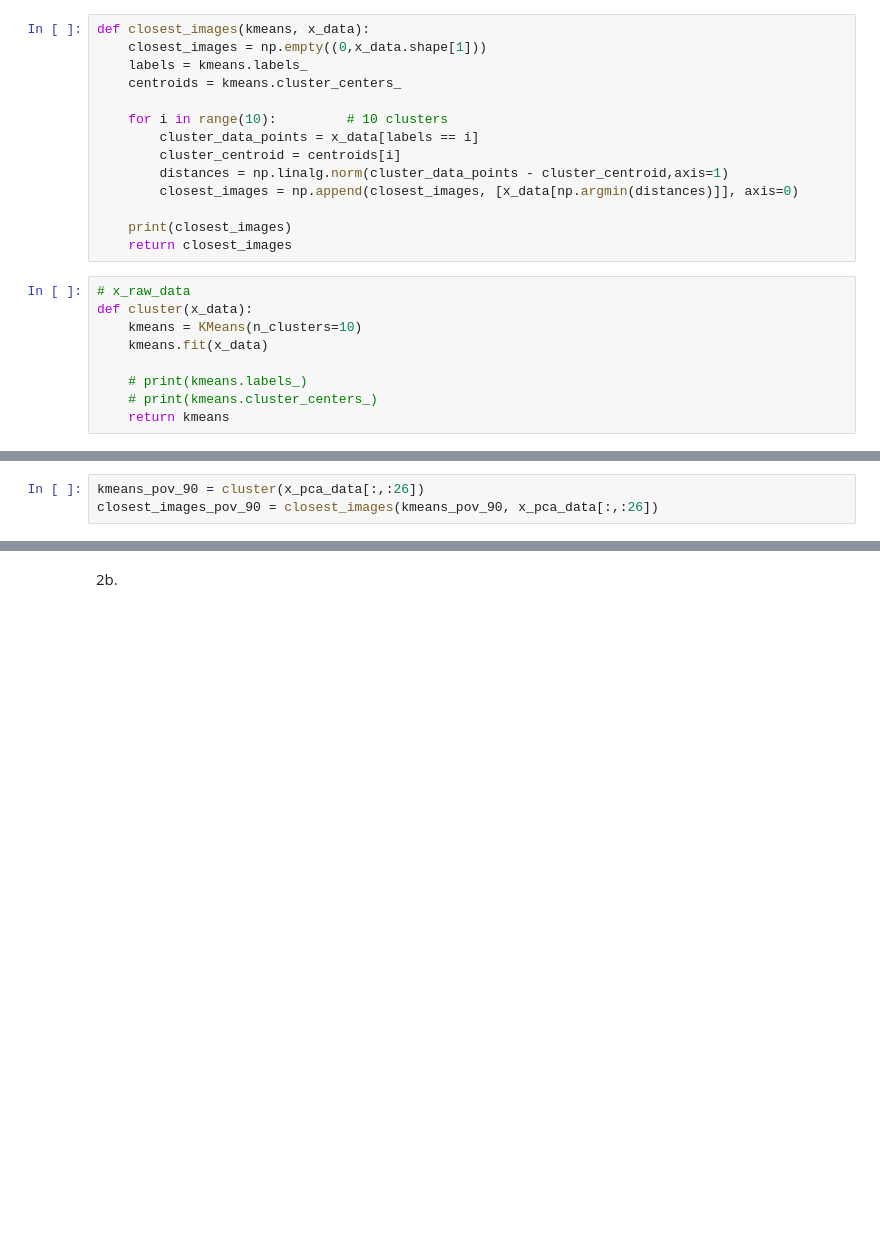
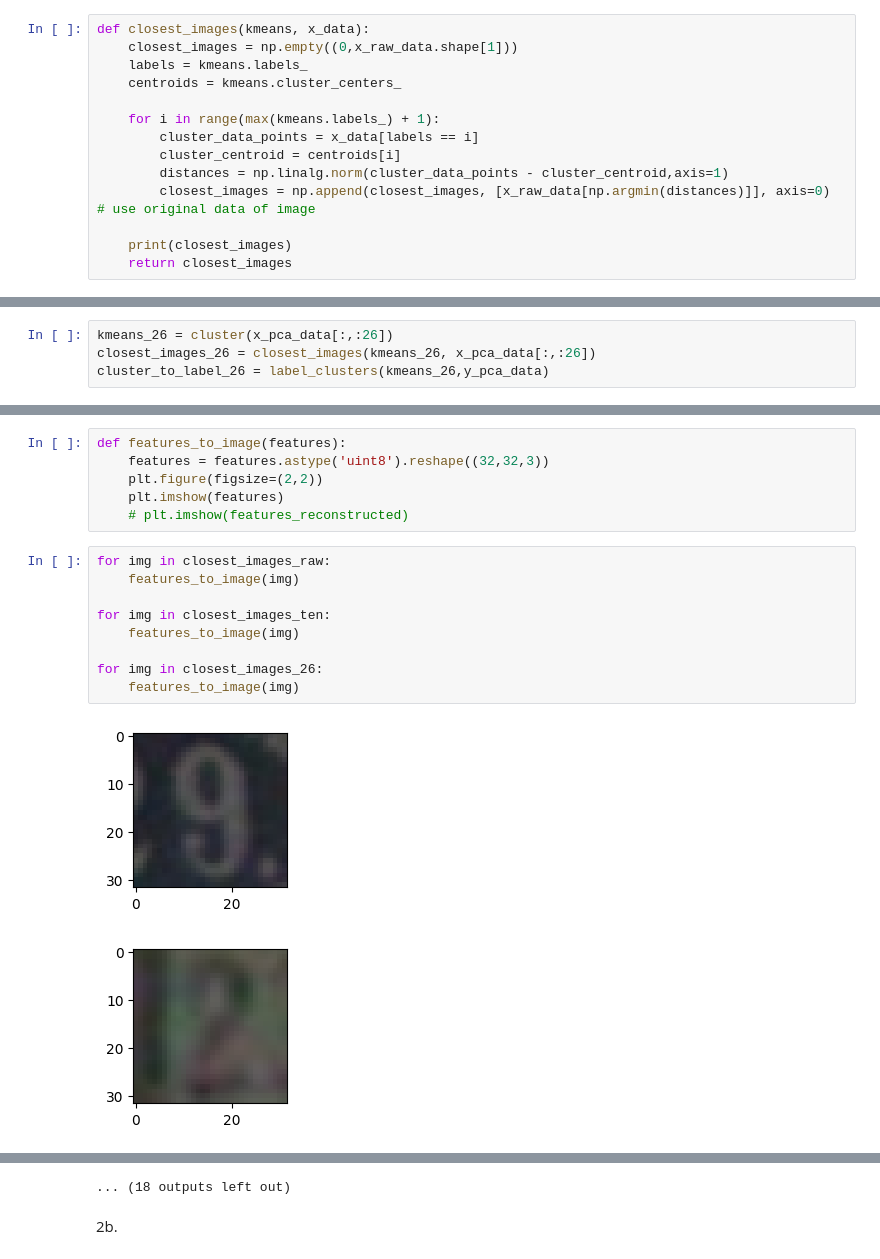
Before and after one commit to TYCN129/FoML---CS3390, a Jupyter notebook: q2.ipynb, the cells around one changed output, grey strips where cells are left out. Cells and saved outputs as stored; diff of their text form; blank space fills up the shorter version.

```diff
--- a/q2.ipynb
+++ b/q2.ipynb
@@ -18,23 +30,14 @@ y_ten_pca_data = np.load('./y_ten_pca_data.npy')
 # %%
 def closest_images(kmeans, x_data):
-    closest_images = np.empty((0,x_data.shape[1]))
+    closest_images = np.empty((0,x_raw_data.shape[1]))
     labels = kmeans.labels_
     centroids = kmeans.cluster_centers_
 
-    for i in range(10):         # 10 clusters
+    for i in range(max(kmeans.labels_) + 1):
         cluster_data_points = x_data[labels == i]
         cluster_centroid = centroids[i]
         distances = np.linalg.norm(cluster_data_points - cluster_centroid,axis=1)
-        closest_images = np.append(closest_images, [x_data[np.argmin(distances)]], axis=0)
+        closest_images = np.append(closest_images, [x_raw_data[np.argmin(distances)]], axis=0)  # use original data of image
 
     print(closest_images)
     return closest_images
-# %%
-# x_raw_data
-def cluster(x_data):
-    kmeans = KMeans(n_clusters=10)
-    kmeans.fit(x_data)
-
-    # print(kmeans.labels_)
-    # print(kmeans.cluster_centers_)
-    return kmeans
@@ -49,3 +68,4 @@ closest_images_ten = closest_images(kmeans_ten, x_pca_data[:,:10])
 # %%
-kmeans_pov_90 = cluster(x_pca_data[:,:26])
-closest_images_pov_90 = closest_images(kmeans_pov_90, x_pca_data[:,:26])
+kmeans_26 = cluster(x_pca_data[:,:26])
+closest_images_26 = closest_images(kmeans_26, x_pca_data[:,:26])
+cluster_to_label_26 = label_clusters(kmeans_26,y_pca_data)
@@ -51,0 +74,18 @@ closest_images_pov_90 = closest_images(kmeans_pov_90, x_pca_data[:,:26])
+# %%
+def features_to_image(features):
+    features = features.astype('uint8').reshape((32,32,3))
+    plt.figure(figsize=(2,2))
+    plt.imshow(features)
+    # plt.imshow(features_reconstructed)
+# %%
+for img in closest_images_raw:
+    features_to_image(img)
+
+for img in closest_images_ten:
+    features_to_image(img)
+
+for img in closest_images_26:
+    features_to_image(img)
+# %% [output]
+[figure, added]
+[figure, added]
@@ -52,3 +102,4 @@ closest_images_pov_90 = closest_images(kmeans_pov_90, x_pca_data[:,:26])
+... (18 outputs left out)
 # %% [markdown]
 2b.
 # %%
```
Also changed, not shown: parts of 20 cells of this notebook, 1 other file.
